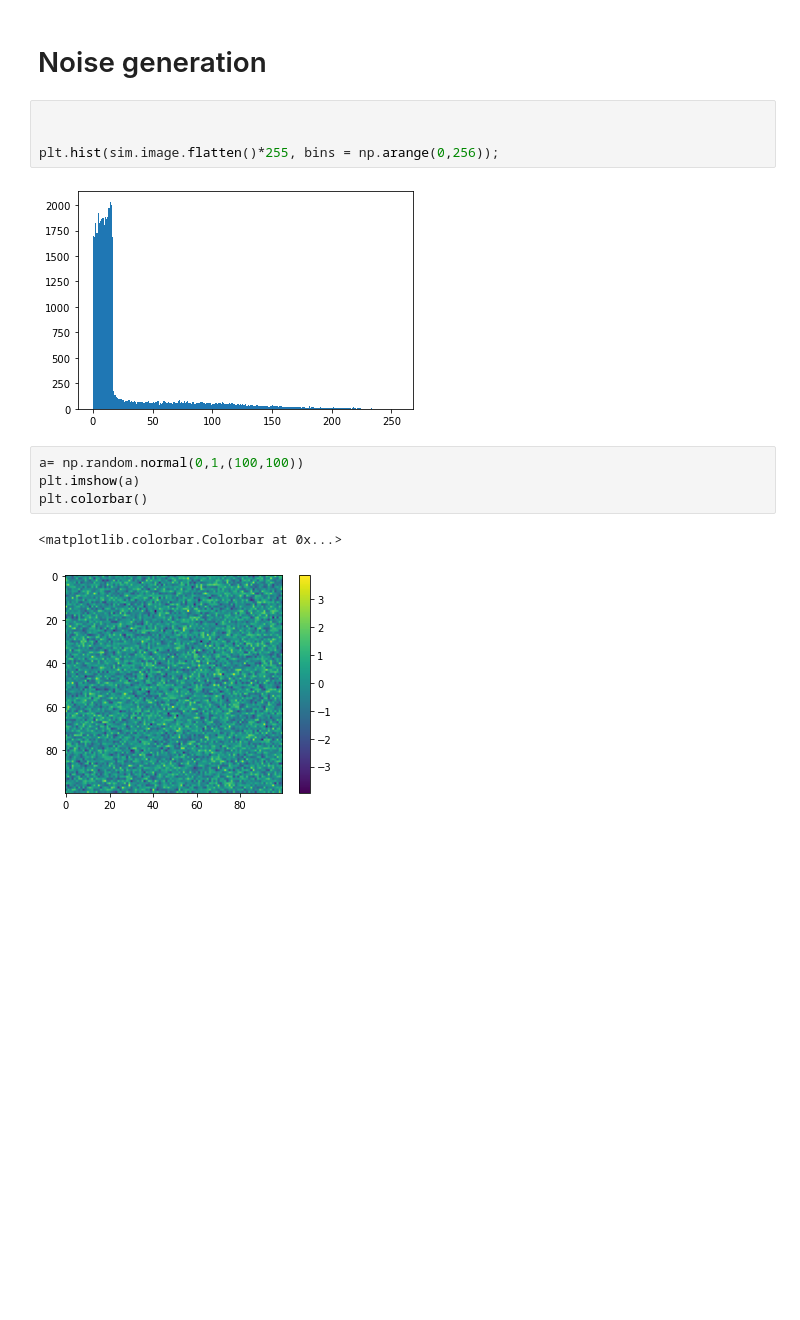
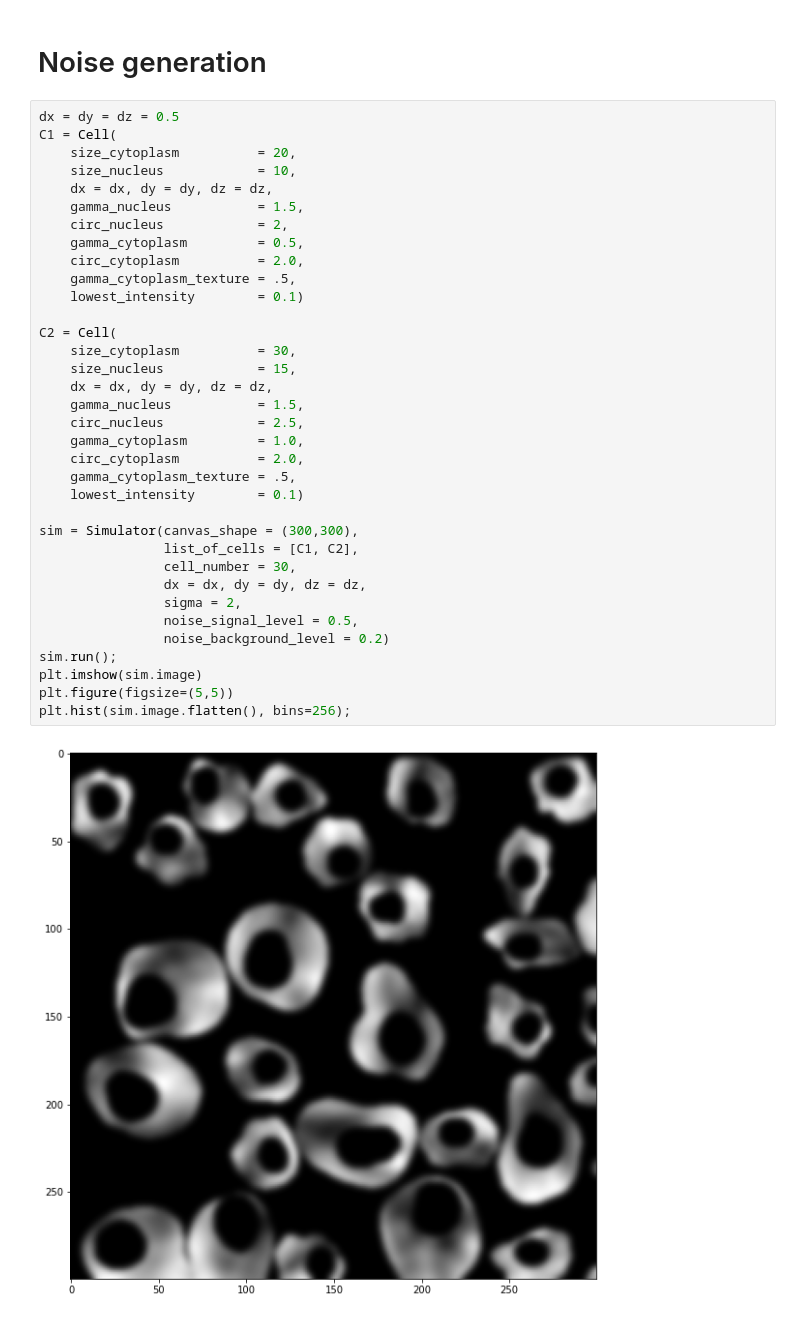
Before and after one commit to dobrik4ever/Master-Thesis, a Jupyter notebook: 3 Methods, material/uuu.ipynb, the cells around one changed output. Saved outputs shown, nothing was run; the diff lists cells and outputs as text; blank space fills up the shorter version.

```diff
--- a/3 Methods, material/uuu.ipynb
+++ b/3 Methods, material/uuu.ipynb
@@ -406,16 +415,40 @@ plt.imshow(sim.image, cmap='gray'); plt.show()
 [figure]
 # %% [markdown]
 # Noise generation
-# %%
-
-
-plt.hist(sim.image.flatten()*255, bins = np.arange(0,256));
-# %% [output]
-[figure, removed]
-# %%
-a= np.random.normal(0,1,(100,100))
-plt.imshow(a)
-plt.colorbar()
-# %% [output]
-<matplotlib.colorbar.Colorbar at 0x...>
-[figure, removed]
+# %%
+dx = dy = dz = 0.5
+C1 = Cell(
+    size_cytoplasm          = 20,
+    size_nucleus            = 10,
+    dx = dx, dy = dy, dz = dz,
+    gamma_nucleus           = 1.5,
+    circ_nucleus            = 2,
+    gamma_cytoplasm         = 0.5,
+    circ_cytoplasm          = 2.0,
+    gamma_cytoplasm_texture = .5,
+    lowest_intensity        = 0.1)
+
+C2 = Cell(
+    size_cytoplasm          = 30,
+    size_nucleus            = 15,
+    dx = dx, dy = dy, dz = dz,
+    gamma_nucleus           = 1.5,
+    circ_nucleus            = 2.5,
+    gamma_cytoplasm         = 1.0,
+    circ_cytoplasm          = 2.0,
+    gamma_cytoplasm_texture = .5,
+    lowest_intensity        = 0.1)
+
+sim = Simulator(canvas_shape = (300,300),
+                list_of_cells = [C1, C2],
+                cell_number = 30,
+                dx = dx, dy = dy, dz = dz,
+                sigma = 2,
+                noise_signal_level = 0.5,
+                noise_background_level = 0.2)
+sim.run();
+plt.imshow(sim.image)
+plt.figure(figsize=(5,5))
+plt.hist(sim.image.flatten(), bins=256);
+# %% [output]
+[figure, added]
```
Also changed, not shown: parts of 21 cells of this notebook, 11 other files.
